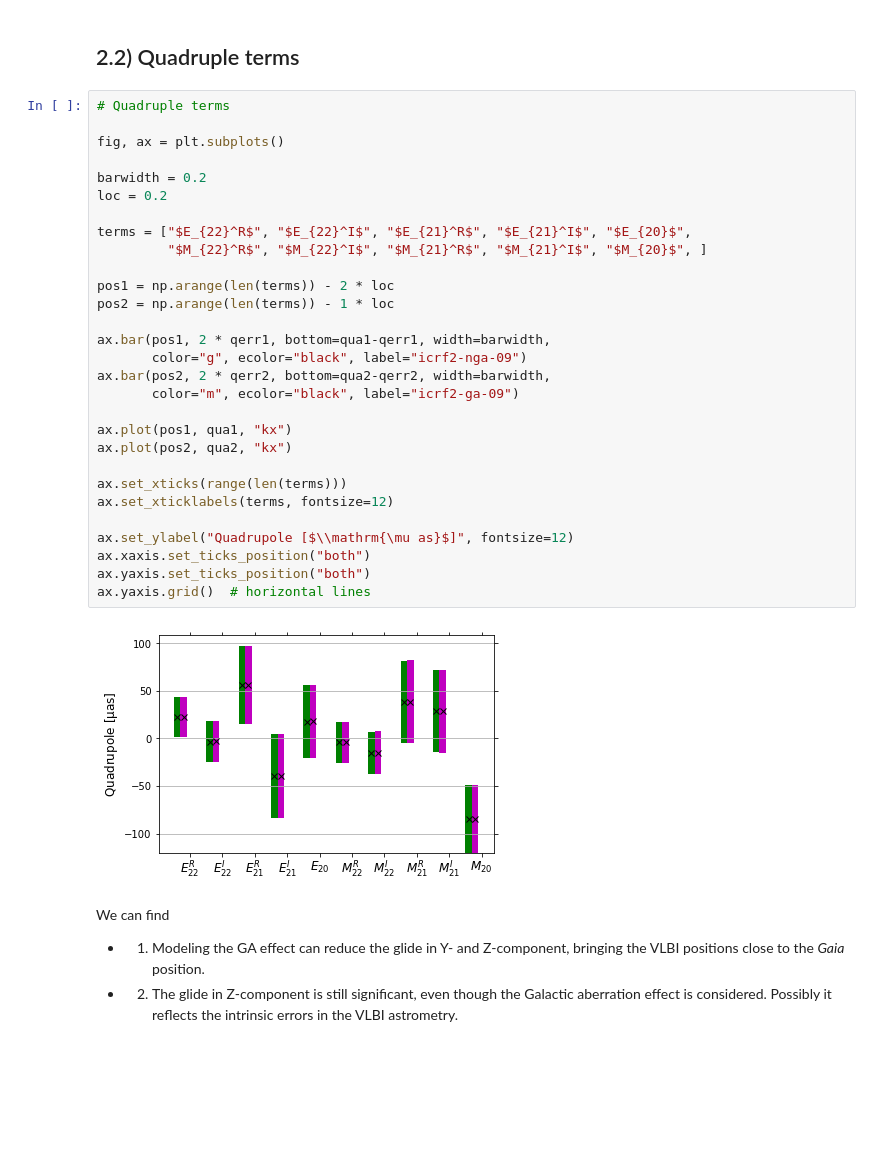
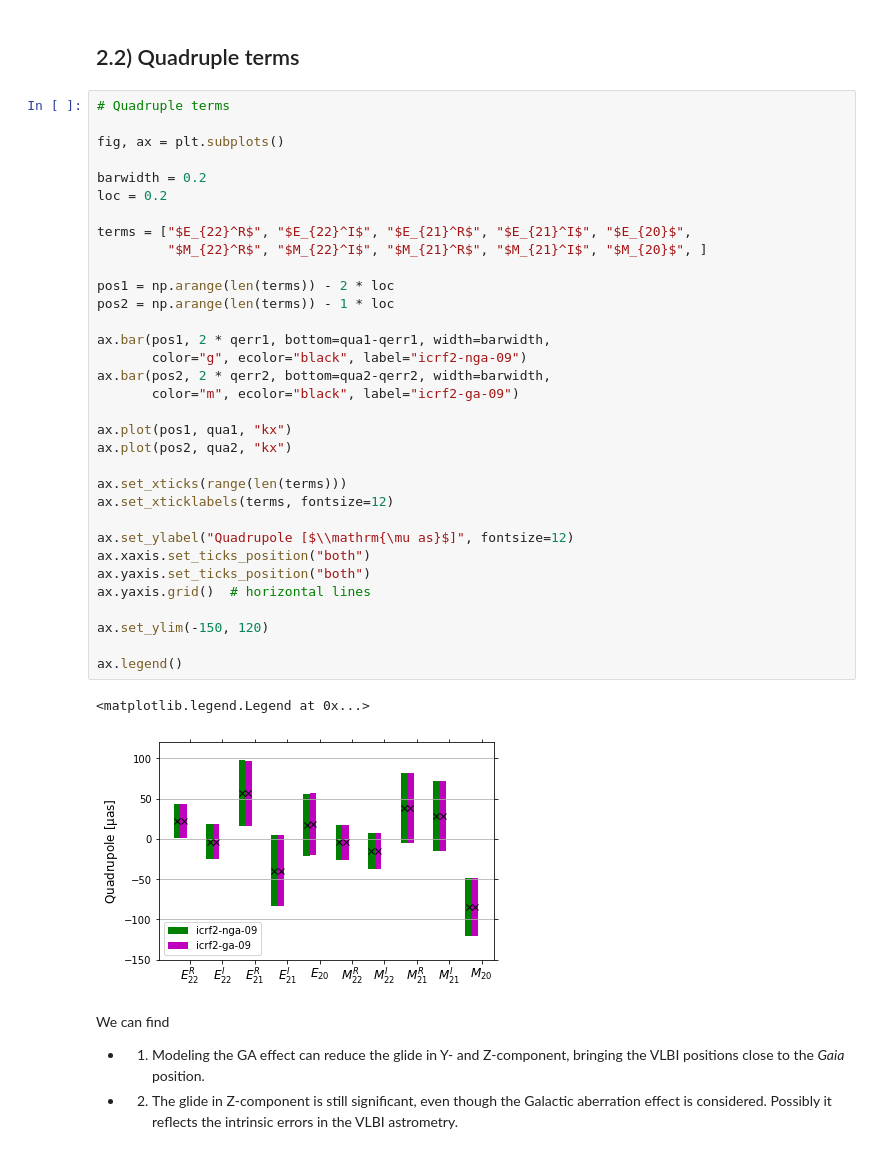
Before and after one commit to Niu-LIU/gaiacrf-in-vlbi, a Jupyter notebook: progs/check-ga-on-icrf2.ipynb, the cells around one changed output. Saved outputs shown, nothing was run; the diff lists cells and outputs as text; blank space fills up the shorter version.

```diff
--- a/progs/check-ga-on-icrf2.ipynb
+++ b/progs/check-ga-on-icrf2.ipynb
@@ -418,34 +465,39 @@ ax.legend()
 # %%
 # Quadruple terms
 
 fig, ax = plt.subplots()
 
 barwidth = 0.2
 loc = 0.2
 
 terms = ["$E_{22}^R$", "$E_{22}^I$", "$E_{21}^R$", "$E_{21}^I$", "$E_{20}$",
          "$M_{22}^R$", "$M_{22}^I$", "$M_{21}^R$", "$M_{21}^I$", "$M_{20}$", ]
 
 pos1 = np.arange(len(terms)) - 2 * loc
 pos2 = np.arange(len(terms)) - 1 * loc
 
 ax.bar(pos1, 2 * qerr1, bottom=qua1-qerr1, width=barwidth,
        color="g", ecolor="black", label="icrf2-nga-09")
 ax.bar(pos2, 2 * qerr2, bottom=qua2-qerr2, width=barwidth,
        color="m", ecolor="black", label="icrf2-ga-09")
 
 ax.plot(pos1, qua1, "kx")
 ax.plot(pos2, qua2, "kx")
 
 ax.set_xticks(range(len(terms)))
 ax.set_xticklabels(terms, fontsize=12)
 
 ax.set_ylabel("Quadrupole [$\\mathrm{\mu as}$]", fontsize=12)
 ax.xaxis.set_ticks_position("both")
 ax.yaxis.set_ticks_position("both")
 ax.yaxis.grid()  # horizontal lines
+
+ax.set_ylim(-150, 120)
+
+ax.legend()
 # %% [output]
+<matplotlib.legend.Legend at 0x...>
-[figure, old version]
+[figure, new version]
 # %% [markdown]
 We can find
 
```
Also changed, not shown: parts of 17 cells of this notebook, 16 other files.
